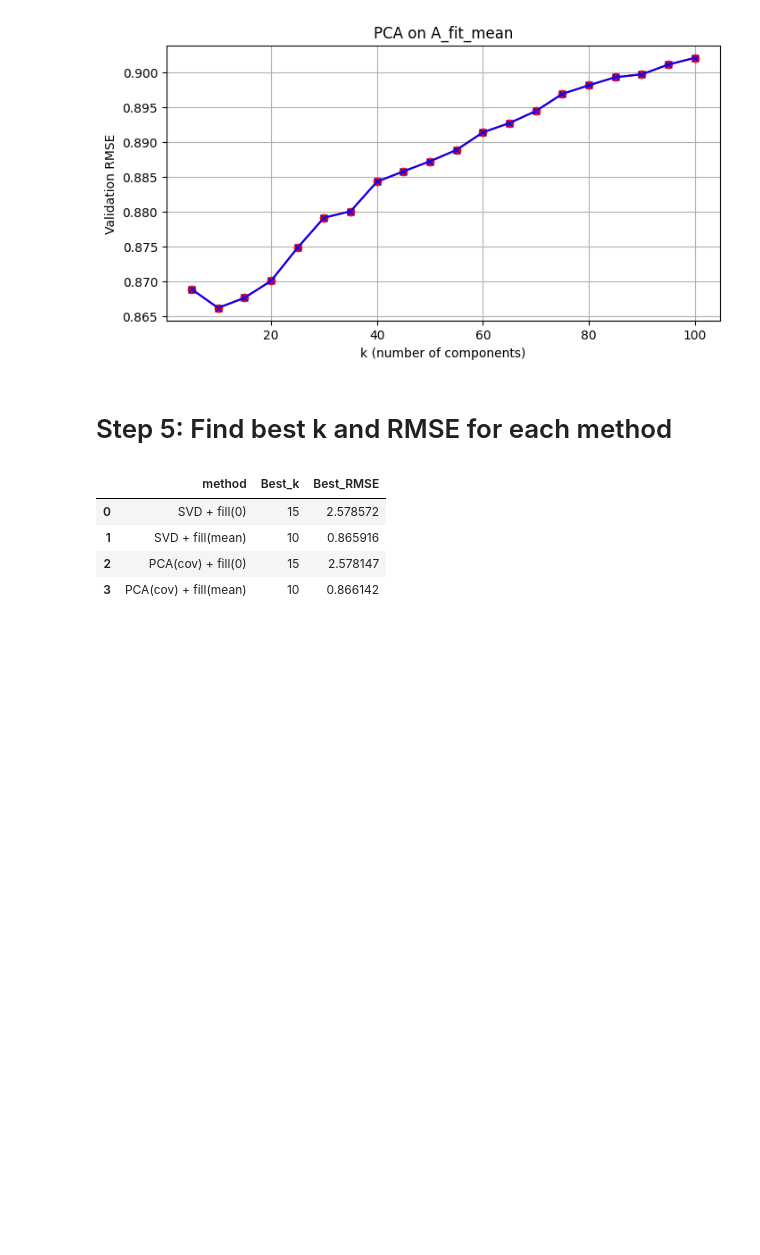
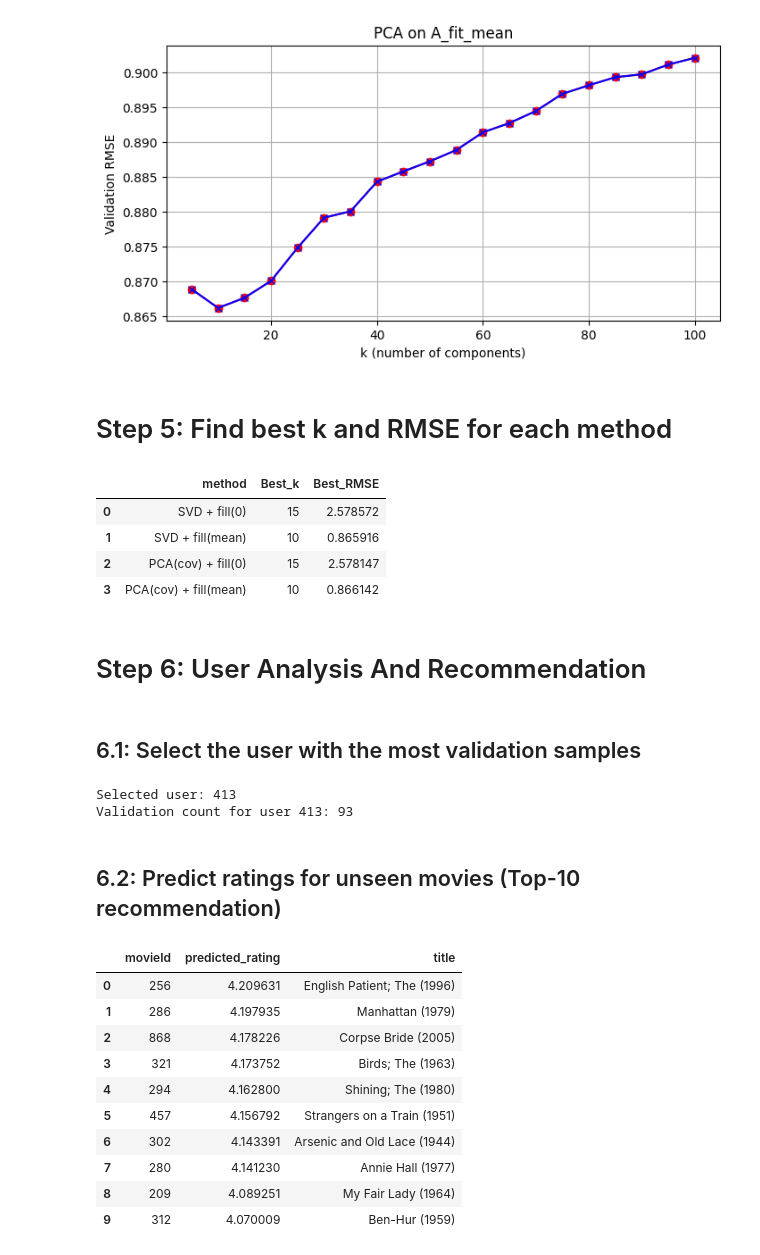
Before and after one commit to pouriaSameti/Mathematics-For-Data-Science, a Jupyter notebook: Project 2/code.ipynb, the cells around one changed output. Saved outputs shown, nothing was run; the diff lists cells and outputs as text; code cells hidden in the pictures; blank space fills up the shorter version.

Commit message:
Project 2: User Analysis, Recommendation.

```diff
--- a/Project 2/code.ipynb
+++ b/Project 2/code.ipynb
@@ -367,3 +367,55 @@ result
 | 1 | SVD + fill(mean) | 10 | 0.865916 |
 | 2 | PCA(cov) + fill(0) | 15 | 2.578147 |
 | 3 | PCA(cov) + fill(mean) | 10 | 0.866142 |
+# %% [markdown]
+# Step 6: User Analysis And Recommendation
+# %% [markdown]
+## 6.1: Select the user with the most validation samples
+# %%
+val_rows = val_idx["row_inds"].values
+val_cols = val_idx["col_inds"].values
+
+val_counts = pd.Series(val_rows).value_counts()
+
+user_id = val_counts.idxmax()
+user_val_count = val_counts.max()
+
+print("Selected user:", user_id)
+print(f"Validation count for user {user_id}:", user_val_count)
+# %% [output]
+Selected user: 413
+Validation count for user 413: 93
+# %% [markdown]
+## 6.2: Predict ratings for unseen movies (Top-10 recommendation)
+# %%
+# The best Approach
+U, s, VT = svd(A_fit_mean, full_matrices=False)
+
+k = 10
+Uk, sk, Vk = U[:, :k], np.diag(s[:k]), VT[:k, :]
+best_A_hat = Uk @ sk @ Vk
+# %%
+unseen_movies = np.where(A[user_id] == 0)[0]
+pred_scores = best_A_hat[user_id, unseen_movies]
+
+# Recommendation table
+top10_idx = np.argsort(pred_scores)[-10:][::-1]
+
+top10_movies = unseen_movies[top10_idx]
+top10_scores = pred_scores[top10_idx]
+
+top10_df = pd.DataFrame({"movieId": top10_movies, "predicted_rating": top10_scores})
+top10_df["title"] = top10_df["movieId"].map(data_map)
+top10_df
+# %% [output]
+|  | movieId | predicted_rating | title |
+| 0 | 256 | 4.209631 | English Patient; The (1996) |
+| 1 | 286 | 4.197935 | Manhattan (1979) |
+| 2 | 868 | 4.178226 | Corpse Bride (2005) |
+| 3 | 321 | 4.173752 | Birds; The (1963) |
+| 4 | 294 | 4.162800 | Shining; The (1980) |
+| 5 | 457 | 4.156792 | Strangers on a Train (1951) |
+| 6 | 302 | 4.143391 | Arsenic and Old Lace (1944) |
+| 7 | 280 | 4.141230 | Annie Hall (1977) |
+| 8 | 209 | 4.089251 | My Fair Lady (1964) |
+| 9 | 312 | 4.070009 | Ben-Hur (1959) |
```
Also changed, not shown: parts of 2 cells of this notebook.
